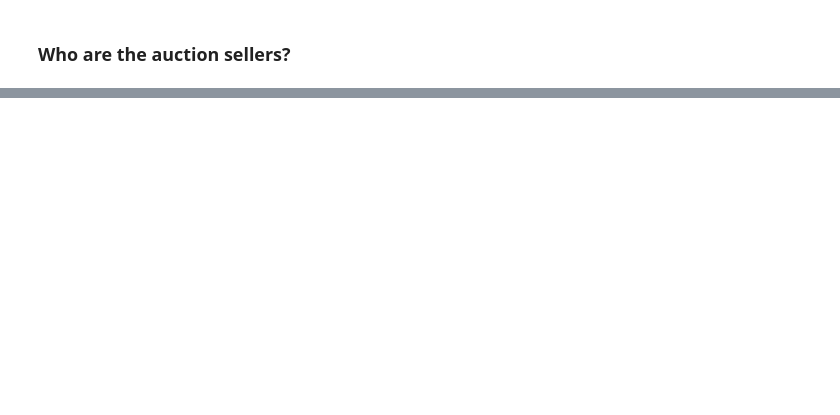
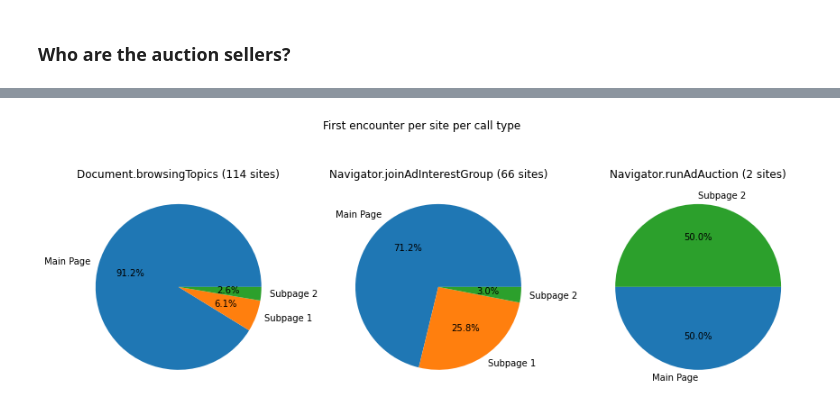
Before and after one commit to MichielP1807/tracker-radar-collector, a Jupyter notebook: post-processing/analysis.ipynb, the cells around one changed output, grey strips where cells are left out. Drawn from its saved outputs; the diff is of its cells as text; code cells hidden in the pictures; blank space fills up the shorter version.

```diff
--- a/post-processing/analysis.ipynb
+++ b/post-processing/analysis.ipynb
@@ -155,0 +181,26 @@ for seller in distinct_sellers:
+# %%
+types = saved_calls_sorted_by_type.keys()
+first_encounter = {ty: dict() for ty in types}
+for i, (call_type, saved_calls) in enumerate(saved_calls_sorted_by_type.items()):
+    for call in saved_calls:
+        site = get_fld(call["initialUrl"])
+        subpage = call["subpageIndex"]
+        if site not in first_encounter[call_type] or subpage < first_encounter[call_type][site]:
+            first_encounter[call_type][site] = subpage
+
+fig, axs = plt.subplots(1, len(saved_calls_sorted_by_type.keys()), figsize=(12,5))
+fig.patch.set_facecolor('white')
+fig.suptitle("First encounter per site per call type")
+
+for i, (call_type, sites) in enumerate(first_encounter.items()):
+    subpages = sites.values()
+    subpageCount = Counter(subpages)
+    labels = ["Main Page" if s == -1 else "Subpage %d" % (s + 1) for s in subpageCount.keys()]
+    colors = ["C" + str(s+1) for s in subpageCount.keys()]
+    axs[i].pie(subpageCount.values(), labels=labels, autopct="%1.1f%%", colors=colors)
+    axs[i].set_title("%s (%d sites)" % (call_type, len(sites)))
+
+plt.tight_layout()
+plt.show()
+# %% [output]
+[figure, added]
```
Also changed, not shown: parts of 12 cells of this notebook.
